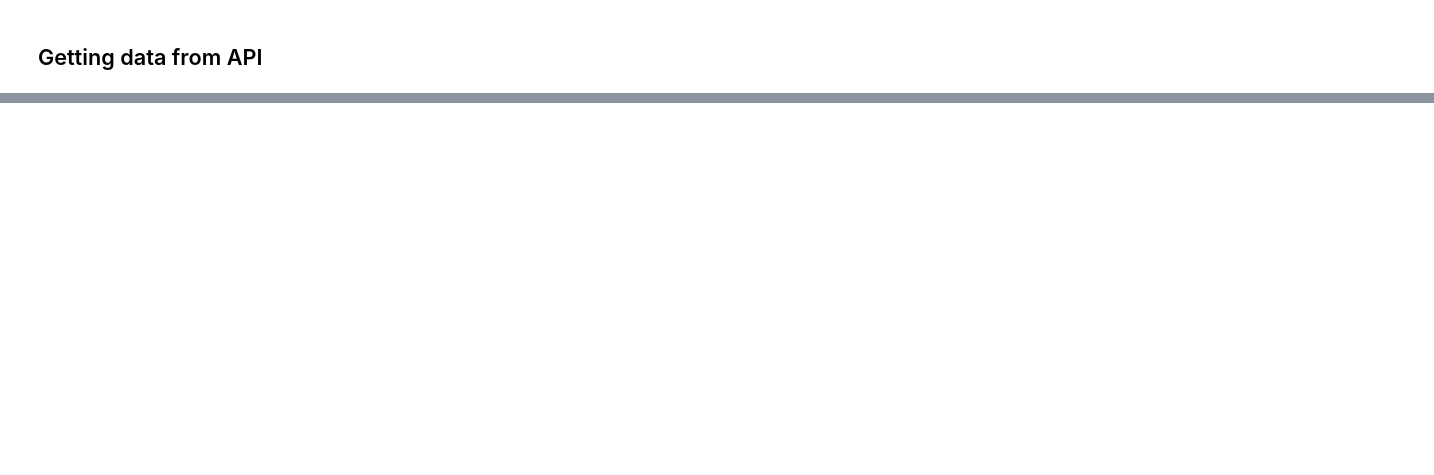
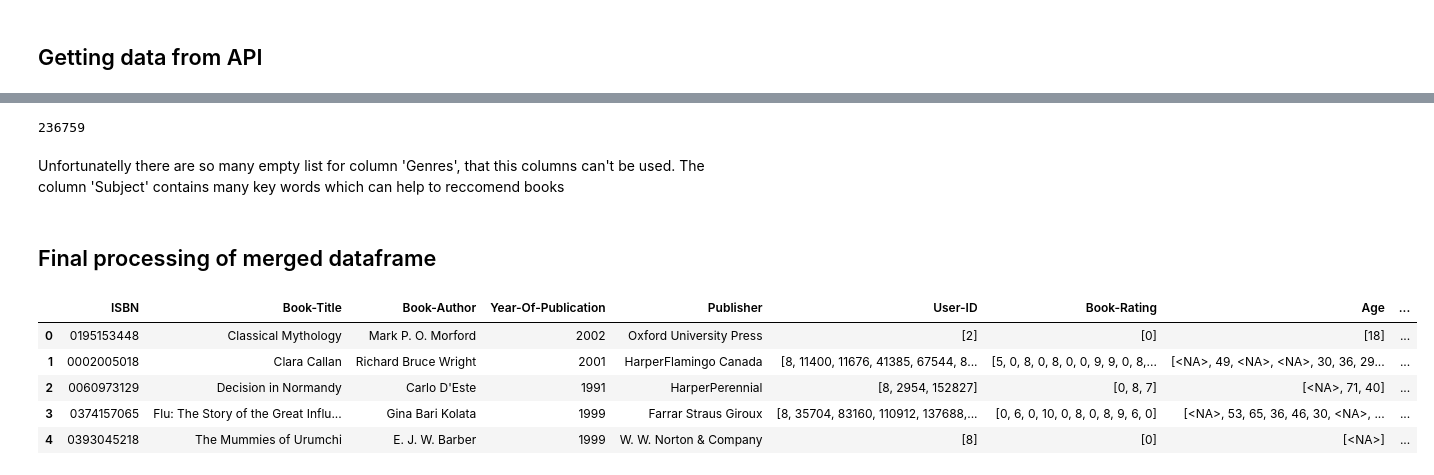
Before and after one commit to SharonMoscato/book-recommendation, a Jupyter notebook: books.ipynb, the cells around one changed output, grey strips where cells are left out. Saved outputs shown, nothing was run; the diff lists cells and outputs as text; code cells hidden in the pictures; blank space fills up the shorter version.

```diff
--- a/books.ipynb
+++ b/books.ipynb
@@ -432,0 +547,8 @@ def get_data(list_query):
+# %%
+external_books_df['year'] = external_books_df['publish_date'].dt.year
+
+# Drop the original 'publish_date' column as we now have the year
+external_books_df = external_books_df.drop('publish_date', axis=1)
+
+# Return the first few rows of the modified DataFrame to check the result
+external_books_df.head()
@@ -432,0 +562,12 @@ def get_data(list_query):
+# %%
+# Converting year value to int
+external_books_df['year'] = external_books_df['year'].astype(pd.Int64Dtype())
+# %%
+# Filling information about year which is present in external_book_df and missing in merged_df
+# It filled 3574 values
+comparison_df = pd.merge(merged_df[['ISBN', 'Year-Of-Publication']], external_books_df[['ISBN', 'year']], on='ISBN', how='outer', indicator=True)
+condition = (comparison_df['Year-Of-Publication'].isna()) & (comparison_df['year'].notna())
+isbns_to_update = comparison_df.loc[condition, 'ISBN']
+for isbn in isbns_to_update:
+    new_year = comparison_df.loc[comparison_df['ISBN'] == isbn, 'year'].iloc[0]
+    merged_df.loc[merged_df['ISBN'] == isbn, 'Year-Of-Publication'] = new_year
@@ -432,0 +608,25 @@ def get_data(list_query):
+# %%
+empty_genres_count = external_books_df[external_books_df['Genres'].apply(lambda x: not x)].shape[0]
+empty_genres_count
+# %% [output]
+236759
+# %% [markdown]
+Unfortunatelly there are so many empty list for column 'Genres', that this columns can't be used.
+The column 'Subject' contains many key words which can help to reccomend books
+# %% [markdown]
+## Final processing of merged dataframe
+# %%
+# Creating a new column named 'Publication-Range' whith a range of Year-Of-Publication by decade, it is by defualt left closed
+bins = list(range(1900, 2030, 10))
+labels = [f"{i}-{i+10}" for i in bins[:-1]]
+
+merged_df['Publication-Range'] = pd.cut(merged_df['Year-Of-Publication'], bins=bins, labels=labels, right=False)
+# %%
+merged_df.head()
+# %% [output]
+|  | ISBN | Book-Title | Book-Author | Year-Of-Publication | Publisher | User-ID | Book-Rating | Age | ... |
+| 0 | 0195153448 | Classical Mythology | Mark P. O. Morford | 2002 | Oxford University Press | [2] | [0] | [18] | ... |
+| 1 | 0002005018 | Clara Callan | Richard Bruce Wright | 2001 | HarperFlamingo Canada | [8, 11400, 11676, 41385, 67544, 8... | [5, 0, 8, 0, 8, 0, 0, 9, 9, 0, 8,... | [<NA>, 49, <NA>, <NA>, 30, 36, 29... | ... |
+| 2 | 0060973129 | Decision in Normandy | Carlo D'Este | 1991 | HarperPerennial | [8, 2954, 152827] | [0, 8, 7] | [<NA>, 71, 40] | ... |
+| 3 | 0374157065 | Flu: The Story of the Great Influ... | Gina Bari Kolata | 1999 | Farrar Straus Giroux | [8, 35704, 83160, 110912, 137688,... | [0, 6, 0, 10, 0, 8, 0, 8, 9, 6, 0] | [<NA>, 53, 65, 36, 46, 30, <NA>, ... | ... |
+| 4 | 0393045218 | The Mummies of Urumchi | E. J. W. Barber | 1999 | W. W. Norton & Company | [8] | [0] | [<NA>] | ... |
```
Also changed, not shown: parts of 22 cells of this notebook.
